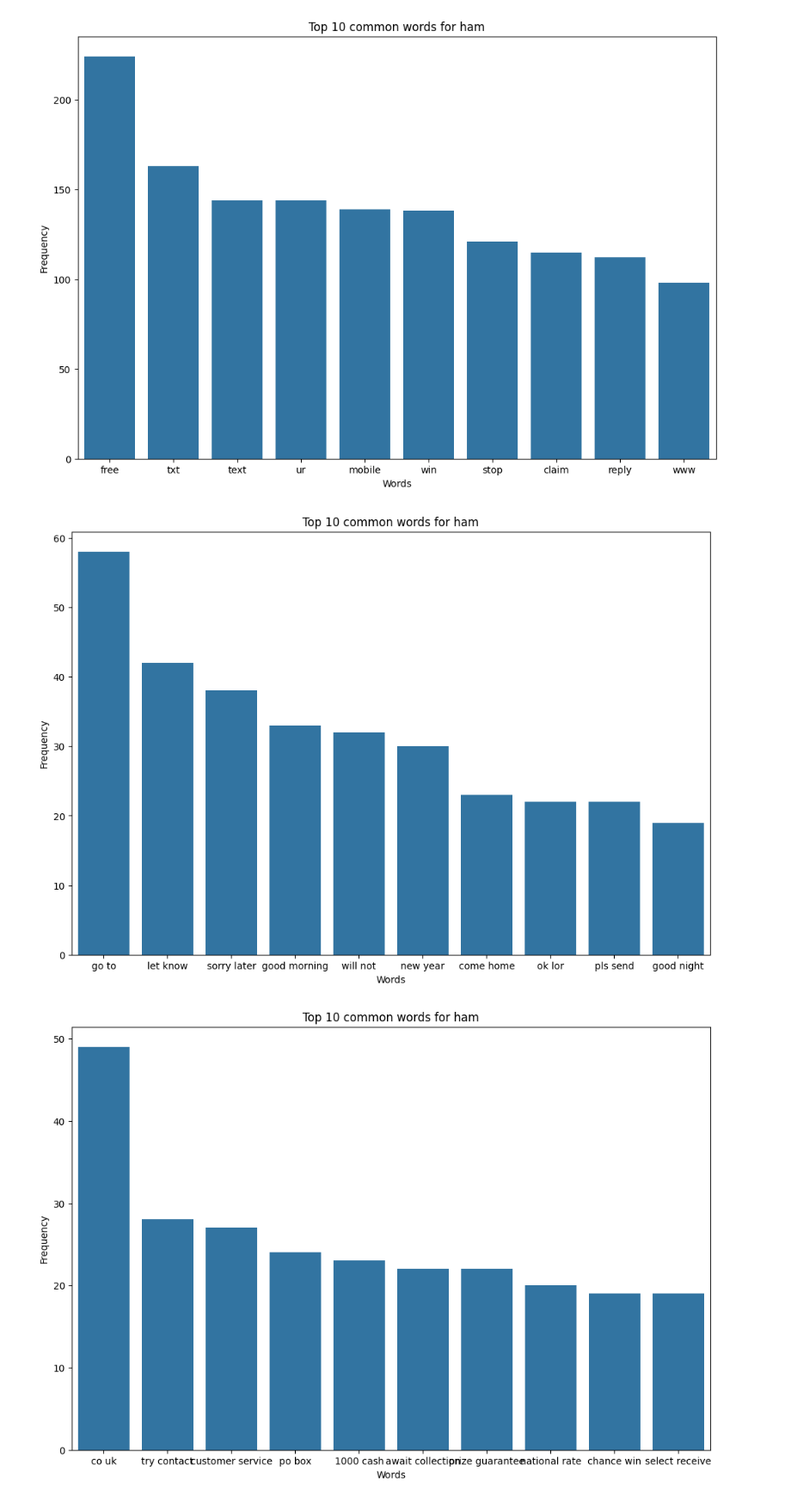
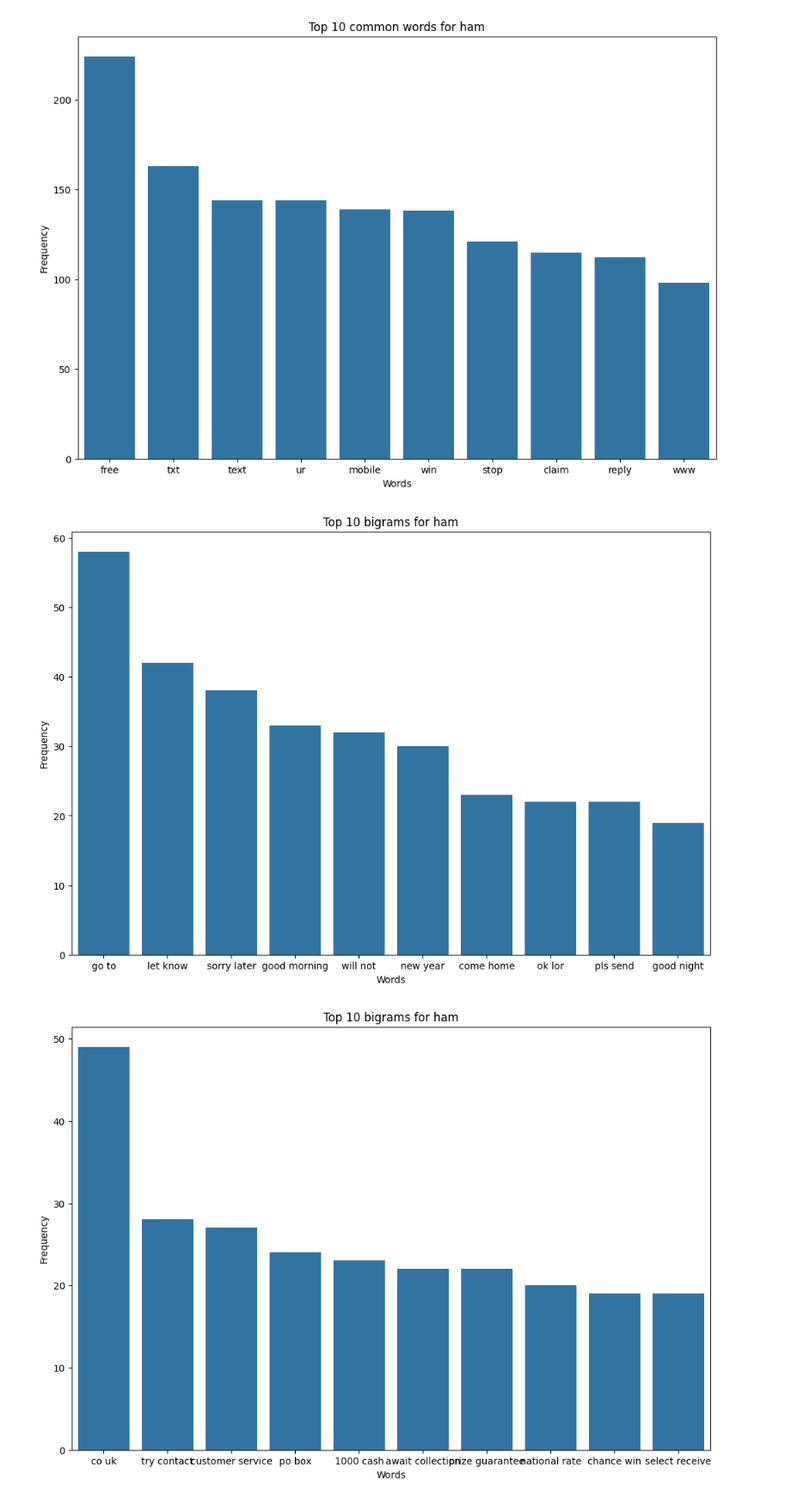
Before and after one commit to DiogoMMarto/FAA_P2, a Jupyter notebook: data.ipynb, the cells around one changed output. Shown: that part at 86% size. Cells and saved outputs as stored; diff of their text form; code cells hidden in the pictures.

```diff
--- a/data.ipynb
+++ b/data.ipynb
@@ -107,33 +107,33 @@ plt.show(fg)
 [figure]
 [figure]
 # %%
-# plot most top 10 common words for ham
+# plot most top 10 bigrams for ham
 vectorizer = CountVectorizer(ngram_range=(2, 2))  # (2, 2) for bigrams
 X = vectorizer.fit_transform(data[data["class"] == "ham"]["text_clean"])
 bigram_features = vectorizer.get_feature_names_out()
 bigram_counts = X.toarray().sum(axis=0)
 bigram_freq = sorted(zip(bigram_features, bigram_counts), key=lambda x: x[1], reverse=True)
 top_10_bigrams = bigram_freq[:10]
 plt.figure(figsize=(12,8))
 fg = sns.barplot(x=[bigram[0] for bigram in top_10_bigrams], y=[bigram[1] for bigram in top_10_bigrams])
-fg.set_title("Top 10 common words for ham")
+fg.set_title("Top 10 bigrams for ham")
 fg.set_xlabel("Words")
 fg.set_ylabel("Frequency")
 plt.show(fg)
 
-# plot most top 10 common words for spam
+# plot most top 10 bigrams for spam
 vectorizer = CountVectorizer(ngram_range=(2, 2))  # (2, 2) for bigrams
 X = vectorizer.fit_transform(data[data["class"] == "spam"]["text_clean"])
 bigram_features = vectorizer.get_feature_names_out()
 bigram_counts = X.toarray().sum(axis=0)
 bigram_freq = sorted(zip(bigram_features, bigram_counts), key=lambda x: x[1], reverse=True)
 top_10_bigrams = bigram_freq[:10]
 plt.figure(figsize=(12,8))
 fg = sns.barplot(x=[bigram[0] for bigram in top_10_bigrams], y=[bigram[1] for bigram in top_10_bigrams])
-fg.set_title("Top 10 common words for ham")
+fg.set_title("Top 10 bigrams for ham")
 fg.set_xlabel("Words")
 fg.set_ylabel("Frequency")
 plt.show(fg)
 # %% [output]
-[figure, old version]
+[figure, new version]
-[figure, old version]
+[figure, new version]
```
Also changed, not shown: parts of 5 cells of this notebook.
